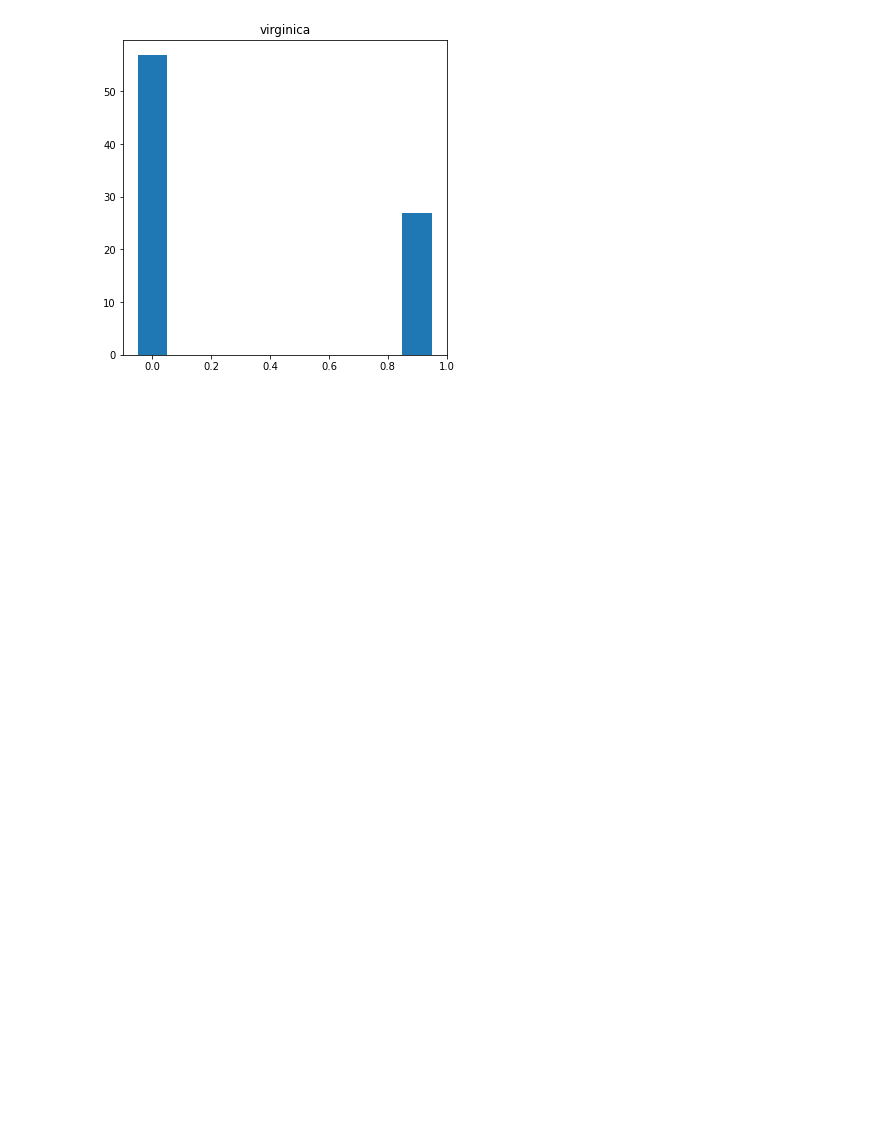
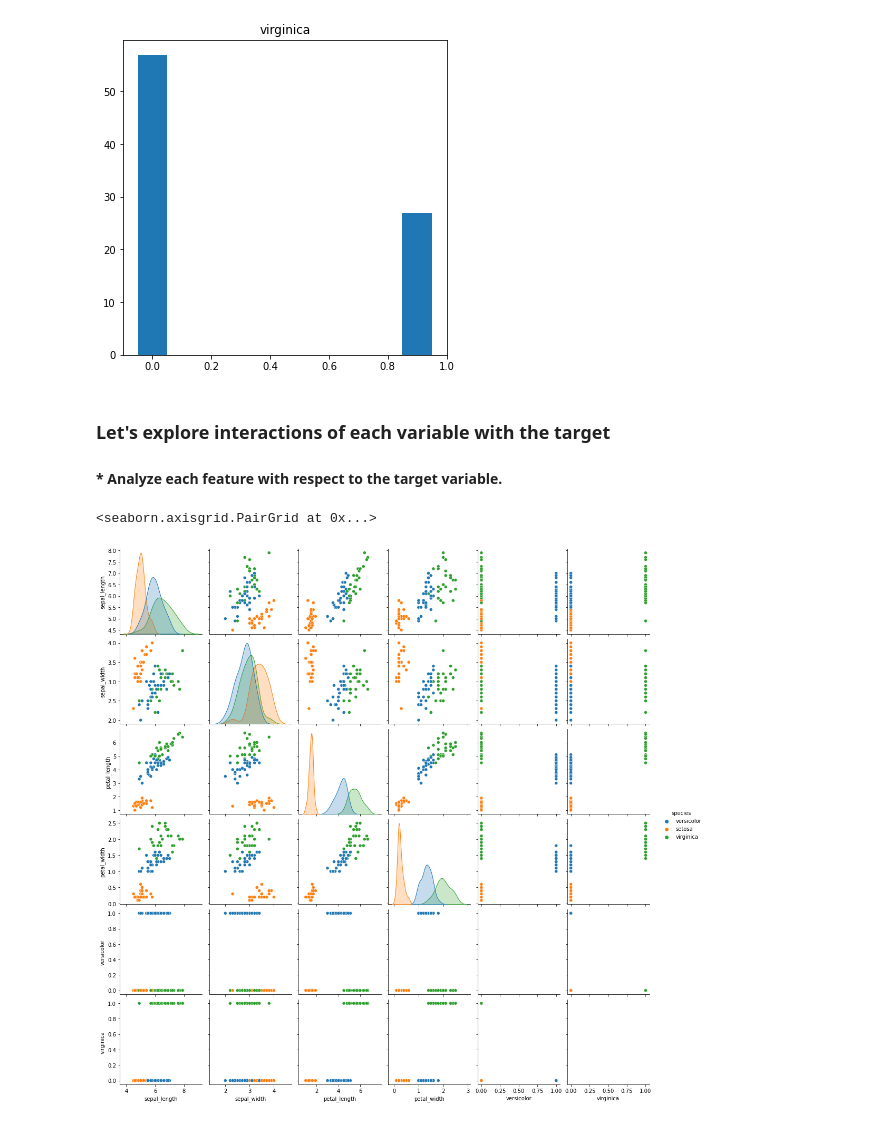
Before and after one commit to brentschriver/classification-exercises, a Jupyter notebook: classification-exercises-revisited.ipynb, the cells around one changed output. Cells and saved outputs as stored; diff of their text form; code cells hidden in the pictures; blank space fills up the shorter version.

```diff
--- a/classification-exercises-revisited.ipynb
+++ b/classification-exercises-revisited.ipynb
@@ -384,3 +422,11 @@ for quant_var in quantitative_columns:
 [figure]
 [figure]
 [figure]
+# %% [markdown]
+### Let's explore interactions of each variable with the target
+#### * Analyze each feature with respect to the target variable.
+# %%
+sns.pairplot(train, hue='species', corner=False)
+# %% [output]
+<seaborn.axisgrid.PairGrid at 0x...>
+[figure, added]
```
Also changed, not shown: parts of 14 cells of this notebook, 1 other file.
